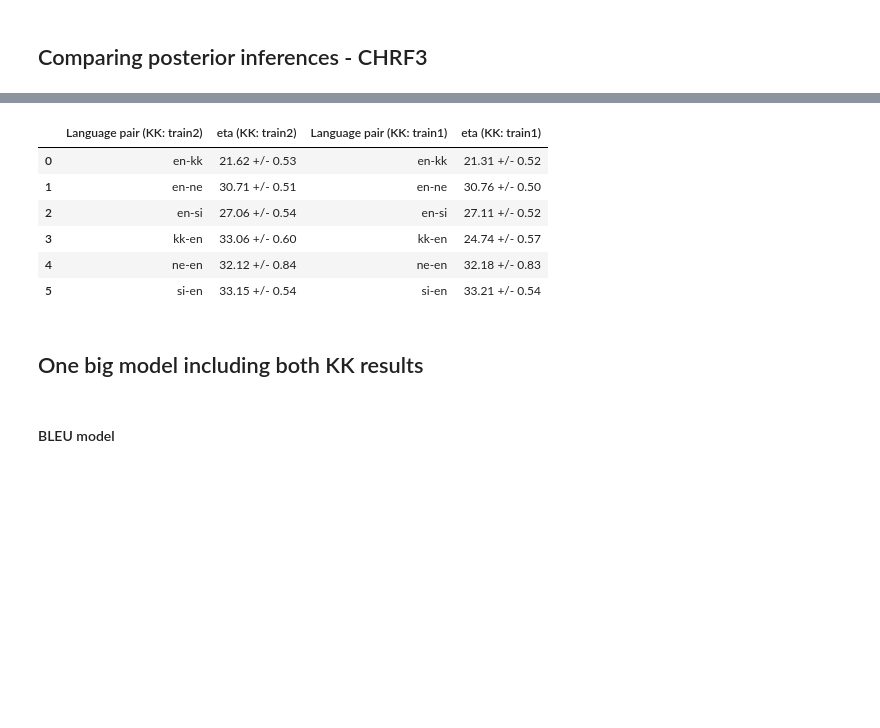
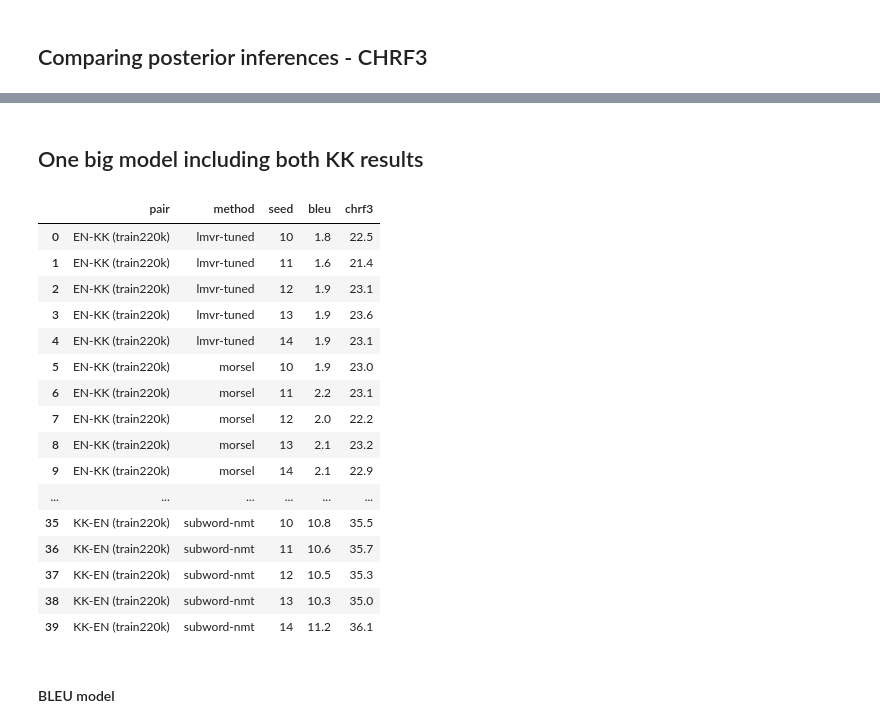
Before and after one commit to j0ma/flores, a Jupyter notebook: combined-results-analysis.ipynb, the cells around one changed output, grey strips where cells are left out. Saved outputs shown, nothing was run; the diff lists cells and outputs as text; code cells hidden in the pictures; blank space fills up the shorter version.

```diff
--- a/combined-results-analysis.ipynb
+++ b/combined-results-analysis.ipynb
@@ -21,0 +38,5 @@ wmt19_results.method = wmt19_results.method.str.replace('baseline', 'sentencepie
+# %%
+wmt19_results_220k_rerun = pd.concat([
+    pd.read_csv('./evaluate/kk225k_results_021221_04.csv'),
+    pd.read_csv('./evaluate/kk225k_results_021221_05.csv')
+], ignore_index=True)
@@ -465,13 +385,5 @@ tau_table_chrf3.join(tau_table_chrf3_old, rsuffix=" (KK: train1)", lsuffix=" (KK
 # %%
-eta_table_chrf3.join(eta_table_chrf3_old, rsuffix=" (KK: train1)", lsuffix=" (KK: train2)")
+# eta_table_chrf3.join(eta_table_chrf3_old, rsuffix=" (KK: train1)", lsuffix=" (KK: train2)")
-# %% [output]
-|  | Language pair (KK: train2) | eta (KK: train2) | Language pair (KK: train1) | eta (KK: train1) |
-| 0 | en-kk | 21.62 +/- 0.53 | en-kk | 21.31 +/- 0.52 |
-| 1 | en-ne | 30.71 +/- 0.51 | en-ne | 30.76 +/- 0.50 |
-| 2 | en-si | 27.06 +/- 0.54 | en-si | 27.11 +/- 0.52 |
-| 3 | kk-en | 33.06 +/- 0.60 | kk-en | 24.74 +/- 0.57 |
-| 4 | ne-en | 32.12 +/- 0.84 | ne-en | 32.18 +/- 0.83 |
-| 5 | si-en | 33.15 +/- 0.54 | si-en | 33.21 +/- 0.54 |
 # %% [markdown]
 ## One big model including both KK results
 # %%
@@ -489,5 +401,25 @@ combined_results_old_big['pair']= combined_results_old_big['pair']\
 # %%
 combined_results_bigmodel = pd.concat([combined_results_big, combined_results_old_big], ignore_index=True).drop_duplicates()
+# %%
+combined_results_bigmodel[combined_results_bigmodel.pair.str.contains('220k')].sort_values(["pair", "method"]).reset_index(drop=True)
+# %% [output]
+|  | pair | method | seed | bleu | chrf3 |
+| 0 | EN-KK (train220k) | lmvr-tuned | 10 | 1.8 | 22.5 |
+| 1 | EN-KK (train220k) | lmvr-tuned | 11 | 1.6 | 21.4 |
+| 2 | EN-KK (train220k) | lmvr-tuned | 12 | 1.9 | 23.1 |
+| 3 | EN-KK (train220k) | lmvr-tuned | 13 | 1.9 | 23.6 |
+| 4 | EN-KK (train220k) | lmvr-tuned | 14 | 1.9 | 23.1 |
+| 5 | EN-KK (train220k) | morsel | 10 | 1.9 | 23.0 |
+| 6 | EN-KK (train220k) | morsel | 11 | 2.2 | 23.1 |
+| 7 | EN-KK (train220k) | morsel | 12 | 2.0 | 22.2 |
+| 8 | EN-KK (train220k) | morsel | 13 | 2.1 | 23.2 |
+| 9 | EN-KK (train220k) | morsel | 14 | 2.1 | 22.9 |
+| ... | ... | ... | ... | ... | ... |
+| 35 | KK-EN (train220k) | subword-nmt | 10 | 10.8 | 35.5 |
+| 36 | KK-EN (train220k) | subword-nmt | 11 | 10.6 | 35.7 |
+| 37 | KK-EN (train220k) | subword-nmt | 12 | 10.5 | 35.3 |
+| 38 | KK-EN (train220k) | subword-nmt | 13 | 10.3 | 35.0 |
+| 39 | KK-EN (train220k) | subword-nmt | 14 | 11.2 | 36.1 |
 # %%
 combined_results_bigmodel = combined_results_bigmodel[~combined_results_bigmodel.pair.str.contains('GU')]
 # %% [markdown]
```
Also changed, not shown: parts of 89 cells of this notebook, 3 other files.
